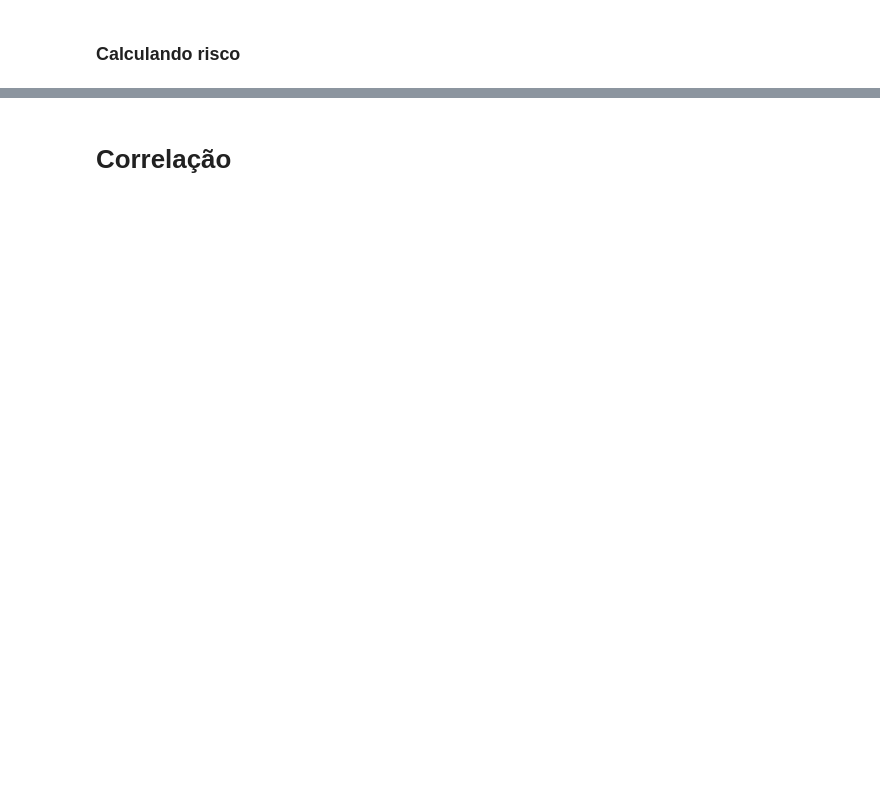
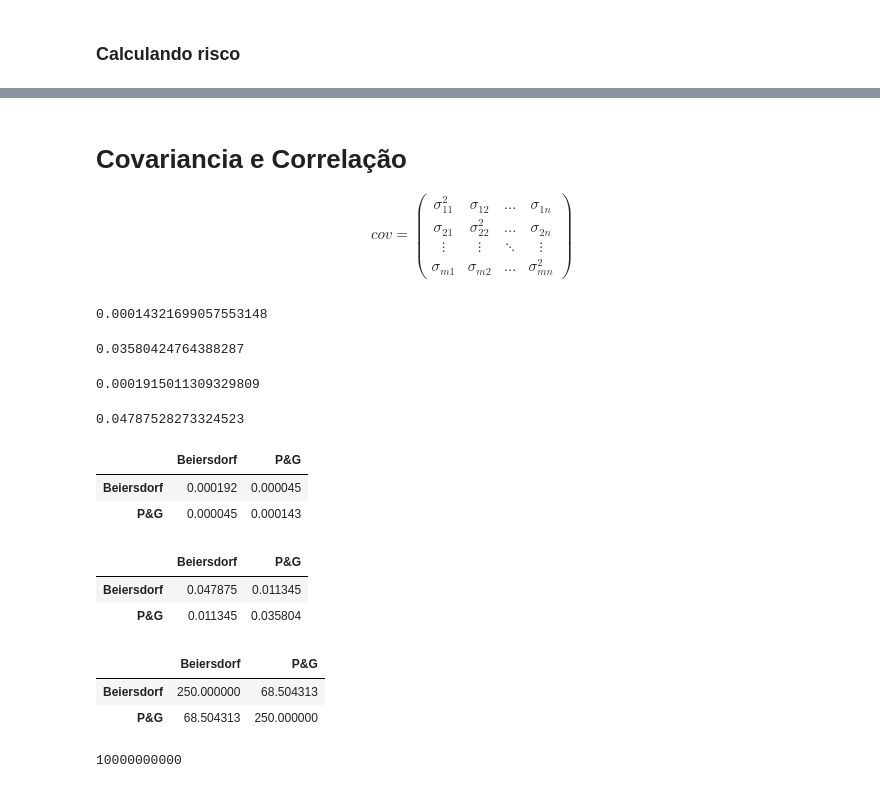
Before and after one commit to CarlenePSF/quantum_computation, a Jupyter notebook: notebooks/financas_e_analise_de_investimentos.ipynb, the cells around one changed output, grey strips where cells are left out. Cells and saved outputs as stored; diff of their text form; code cells hidden in the pictures; blank space fills up the shorter version.

Commit message:
corr_and_cov

```diff
--- a/notebooks/financas_e_analise_de_investimentos.ipynb
+++ b/notebooks/financas_e_analise_de_investimentos.ipynb
@@ -242,2 +441,56 @@ risco
 # %% [markdown]
-# Correlação
+# Covariancia e Correlação
+
+$$
+cov = \begin{pmatrix}
+\sigma_{11}^2 & \sigma_{12} & \ldots & \sigma_{1n}\\
+\sigma_{21} & \sigma_{22}^2 & \ldots & \sigma_{2n}\\
+\vdots & \vdots  & \ddots  &  \vdots \\
+\sigma_{m1} & \sigma_{m2} & \ldots & \sigma_{mn}^2
+\end{pmatrix}
+$$
+# %%
+PG_var = sec_returns['P&G'].var()
+PG_var
+# %% [output]
+0.00014321699057553148
+# %%
+PG_var = sec_returns['P&G'].var() * 250
+PG_var
+# %% [output]
+0.03580424764388287
+# %%
+beiersdorf_var = sec_returns['Beiersdorf'].var()
+beiersdorf_var
+# %% [output]
+0.0001915011309329809
+# %%
+beiersdorf_var = sec_returns['Beiersdorf'].var() * 250
+beiersdorf_var
+# %% [output]
+0.04787528273324523
+# %%
+covariancia = sec_returns.cov()
+covariancia
+# %% [output]
+|  | Beiersdorf | P&G |
+| Beiersdorf | 0.000192 | 0.000045 |
+| P&G | 0.000045 | 0.000143 |
+# %%
+covariancia_anual = sec_returns.cov() * 250
+covariancia_anual
+# %% [output]
+|  | Beiersdorf | P&G |
+| Beiersdorf | 0.047875 | 0.011345 |
+| P&G | 0.011345 | 0.035804 |
+# %%
+correlacao = sec_returns.corr() * 250
+correlacao
+# %% [output]
+|  | Beiersdorf | P&G |
+| Beiersdorf | 250.000000 | 68.504313 |
+| P&G | 68.504313 | 250.000000 |
+# %%
+100_000_000_000
+# %% [output]
+10000000000
```
Also changed, not shown: parts of 36 cells of this notebook.
